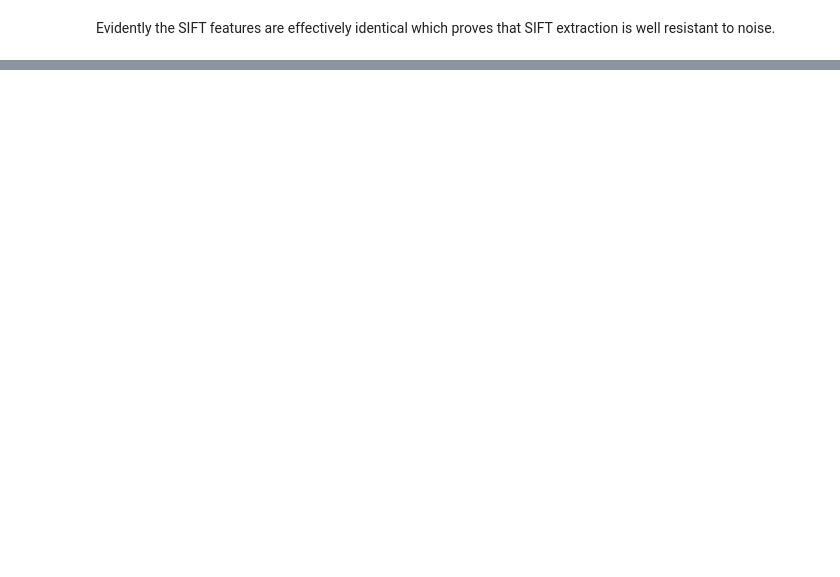
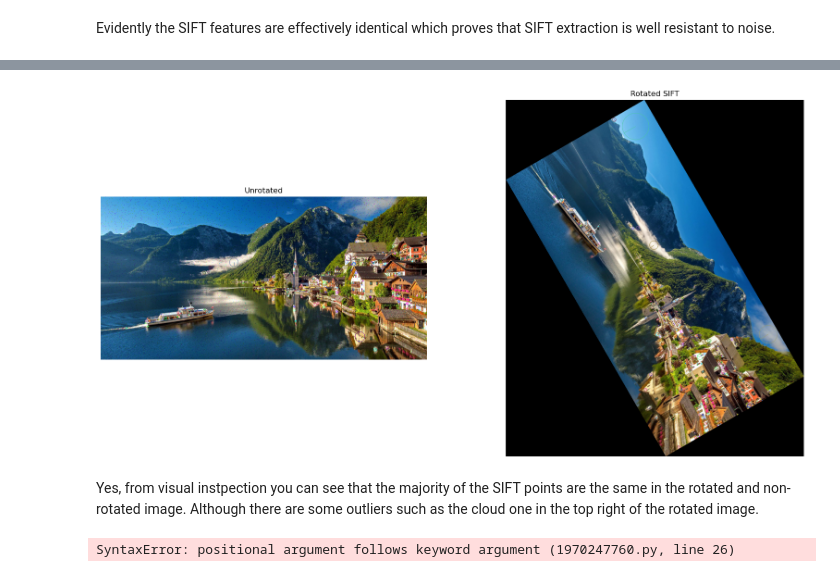
Before and after one commit to Skele-Y/COMP9517, a Jupyter notebook: lab02/lab02.ipynb, the cells around one changed output, grey strips where cells are left out. Drawn from its saved outputs; the diff is of its cells as text; code cells hidden in the pictures; blank space fills up the shorter version.

```diff
--- a/lab02/lab02.ipynb
+++ b/lab02/lab02.ipynb
@@ -92,0 +143,48 @@ Evidently the SIFT features are effectively identical which proves that SIFT ext
+# %%
+siftT3 = cv2.SIFT_create(nfeatures=int(len(kp)*.1))
+kpT2 = siftT3.detect(imgTrans,None)
+imgTransSIFT = imgTrans.copy()
+imgTransSIFT = cv2.drawKeypoints(imgTransSIFT,kpT2,imgTransSIFT,flags=cv2.DRAW_MATCHES_FLAGS_DRAW_RICH_KEYPOINTS)
+
+
+# Display the first image on the left subplot
+plt.figure(figsize=(20, 10))
+plt.subplot(1, 2, 1), plt.imshow(imgNoise), plt.title('Unrotated'), plt.axis('off')
+
+# Display the second image on the right subplot
+plt.subplot(1, 2, 2), plt.imshow(imgTransSIFT), plt.title('Rotated SIFT'), plt.axis('off')
+plt.show()
+# %% [output]
+[figure, added]
+# %% [markdown]
+Yes, from visual instpection you can see that the majority of the SIFT points are the same in the rotated and non-rotated image. Although there are some outliers such as the cloud one in the top right of the rotated image.
+# %%
+# Detect keypoints and compute descriptors for both images
+kp1, descriptors1 = siftT2.detectAndCompute(imgNoise, None)
+kp2, descriptors2 = siftT3.detectAndCompute(imgTransSIFT, None)
+
+bf = cv2.BFMatcher()
+
+# Use knnMatch to find the best matches
+matches = bf.knnMatch(descriptors1, descriptors2, k = 2)
+
+# Apply a ratio test to filter good matches
+good_matches = []
+ratio_threshold = 0.7  # Adjust the threshold as needed
+
+for m,n in matches:
+    if m.distance < ratio_threshold * n.distance:
+        good_matches.append(m)
+
+# Sort the matches by distance
+top_matches = sorted(good_matches, key = lambda x:x.distance)
+
+# Select the top 5 best matches
+top_matches = good_matches[:5]
+
+
+# cv.drawMatchesKnn expects list of lists as matches.
+matched_image = cv2.drawMatches(imgNoise, kp1, imgTrans, kp2, top_matches, None, flags=cv2.DrawMatchesFlags_NOT_DRAW_SINGLE_POINTS, cv2.DrawMatchesFlags_DRAW_RICH_KEYPOINTS)
+plt.imshow(matched_image),plt.show()
+# %% [output]
+SyntaxError: positional argument follows keyword argument (1970247760.py, line 26)
```
Also changed, not shown: parts of 5 cells of this notebook.
